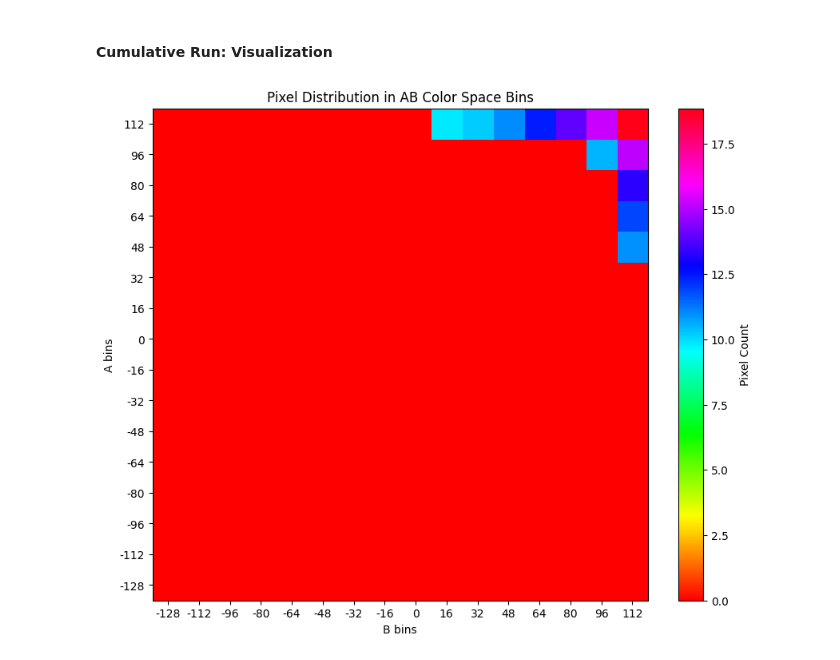
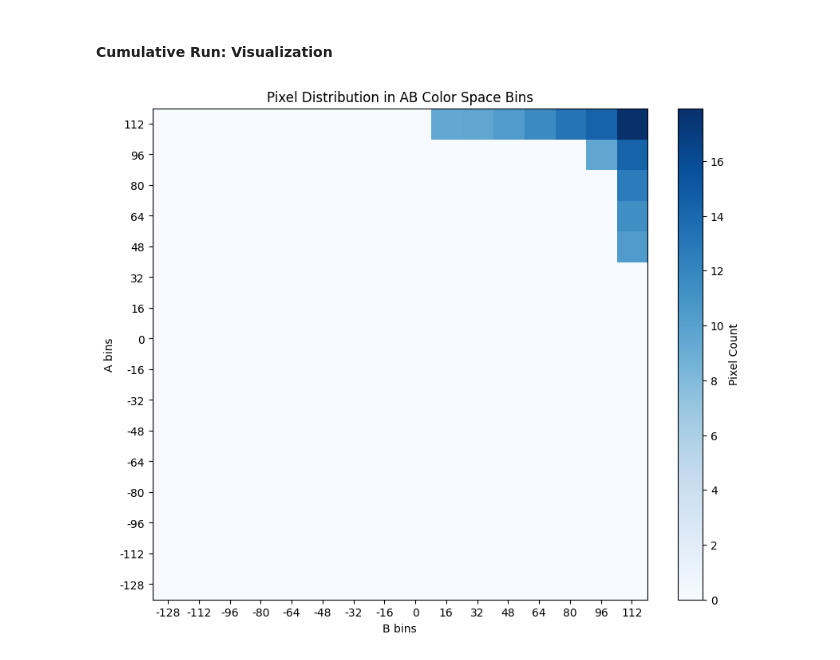
Before and after one commit to kanavgoyal898/chromaVive, a Jupyter notebook: test.ipynb, the cells around one changed output. Cells and saved outputs as stored; diff of their text form; code cells hidden in the pictures.

```diff
--- a/test.ipynb
+++ b/test.ipynb
@@ -270,7 +270,7 @@ plt.show();
 # %% [markdown]
 #### System Variables
 # %%
-img_size = 8
+img_size = 16
 path = f'./datasets/ImageNet {img_size}X{img_size}/Imagenet#_train'
 extraction_path = f'datasets/extracted/LABEL/imagenet#_data_batch_'
 # %% [markdown]
@@ -515,28 +519,28 @@ bin_counts
 # %%
 a_range = np.arange(-128, 128, grid_size)
 b_range = np.arange(-128, 128, grid_size)
 heatmap = np.zeros((len(a_range), len(b_range)))
 
 for (a, b), count in bin_counts.items():
     a_index = (a + 128) // grid_size
     b_index = (b + 128) // grid_size
     heatmap[a_index, b_index] += count
 
 # log transform to make the heatmap more interpretable (ln(1+x))
 log_heatmap = np.log1p(heatmap)
 
 plt.figure(figsize=(10, 8))
-plt.imshow(log_heatmap, cmap='hsv', origin='lower', aspect='auto', interpolation='nearest')
+plt.imshow(log_heatmap, cmap='Blues', origin='lower', aspect='auto', interpolation='nearest')
 
 cbar = plt.colorbar()
 cbar.set_label('Pixel Count')
 
 plt.title('Pixel Distribution in AB Color Space Bins')
 plt.xlabel('B bins')
 plt.ylabel('A bins')
 plt.xticks(ticks=np.arange(len(b_range)), labels=b_range)
 plt.yticks(ticks=np.arange(len(a_range)), labels=a_range)
 
 plt.show();
 # %% [output]
-[figure, old version]
+[figure, new version]
```
Also changed, not shown: parts of 13 cells of this notebook, 2 other files.
